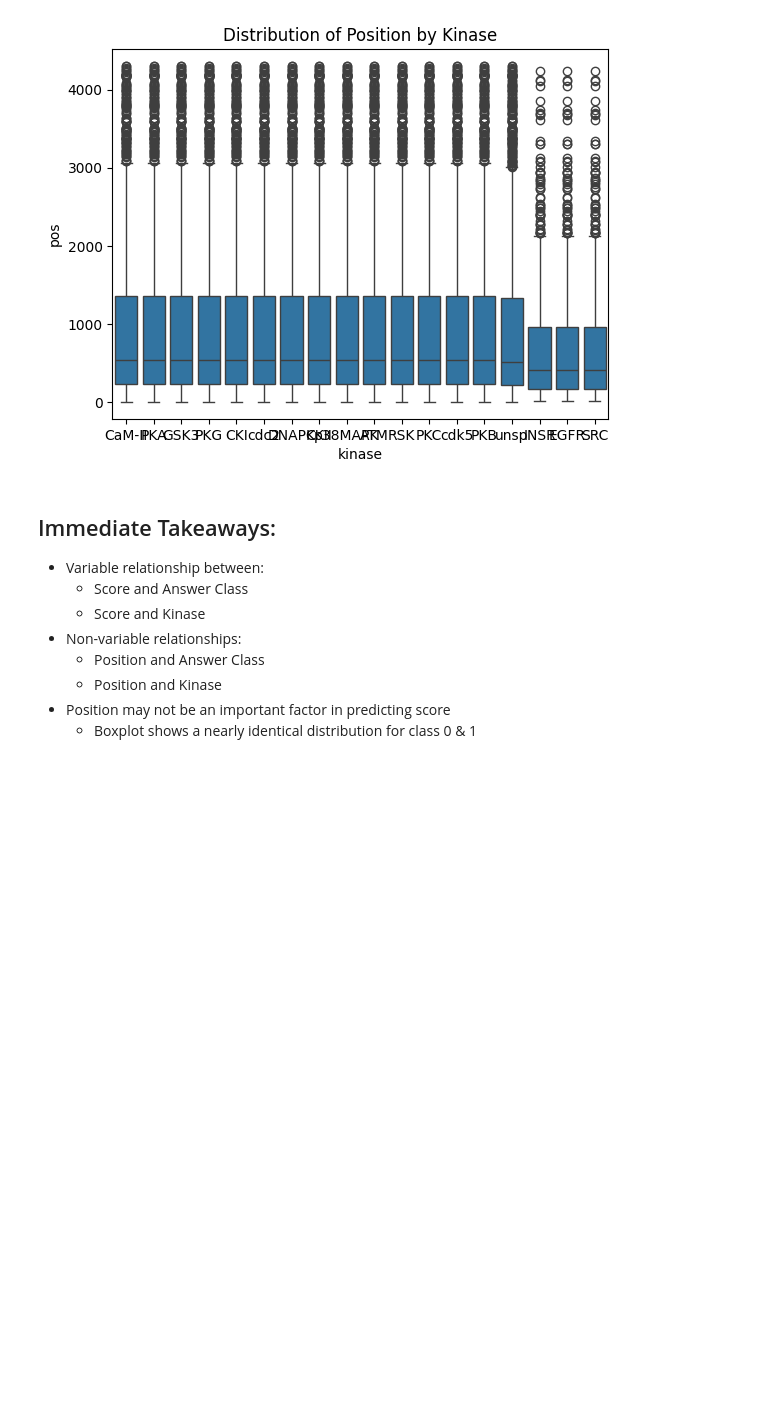
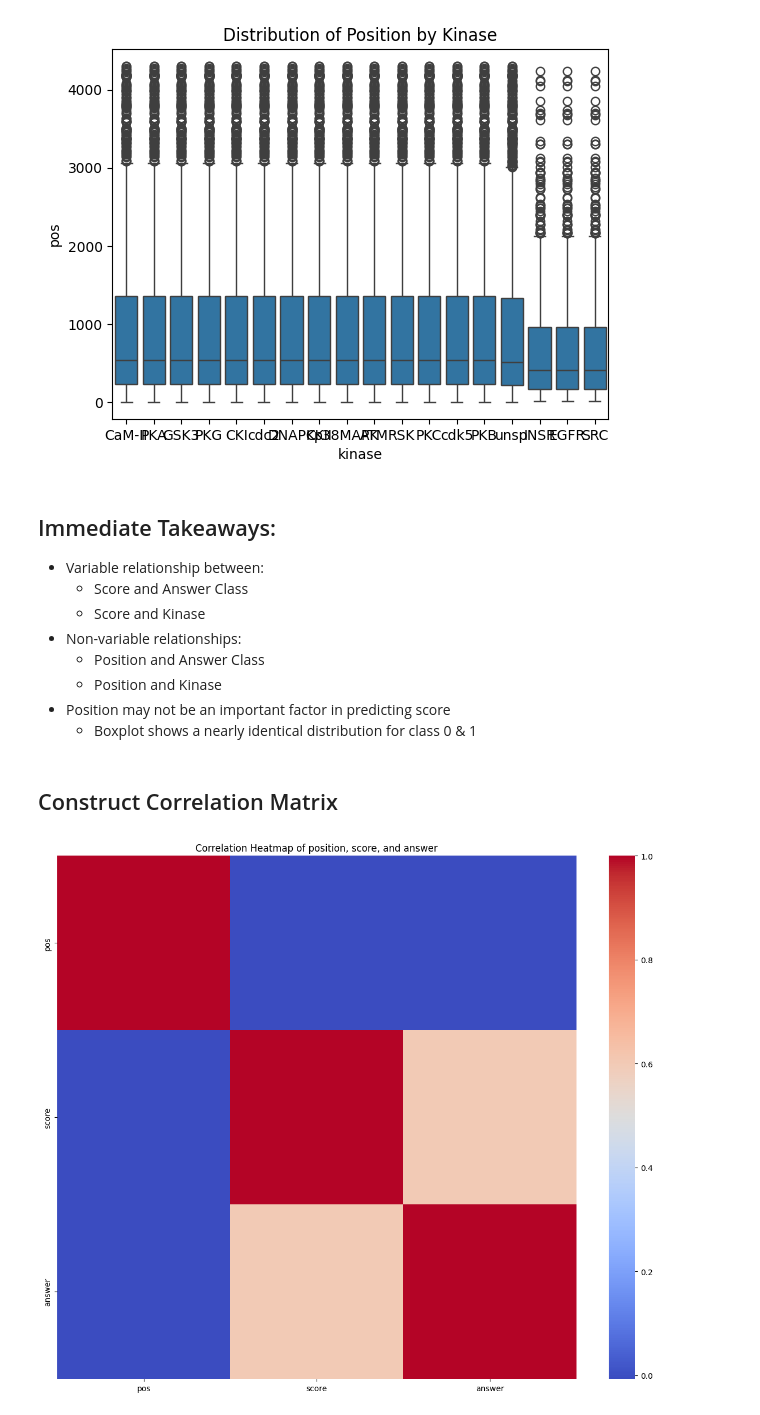
Before and after one commit to Ethan964/codon_pair_usage, a Jupyter notebook: exploratory_analysis.ipynb, the cells around one changed output. Saved outputs shown, nothing was run; the diff lists cells and outputs as text; code cells hidden in the pictures; blank space fills up the shorter version.

```diff
--- a/exploratory_analysis.ipynb
+++ b/exploratory_analysis.ipynb
@@ -176,3 +208,19 @@ plt.show()
     + Position and Kinase
 + Position may not be an important factor in predicting score
     + Boxplot shows a nearly identical distribution for class 0 &  1
+# %% [markdown]
+## Construct Correlation Matrix
+# %%
+
+# grab copy of df for corr
+numeric_df = df_feather[['pos', 'score', 'answer']].copy()
+corr_matrix = numeric_df.corr()
+
+# construct corr heat map
+plt.figure(figsize=(12, 10))
+sns.heatmap(corr_matrix, cmap='coolwarm', annot=False)
+plt.title('Correlation Heatmap of position, score, and answer')
+plt.tight_layout()
+plt.show()
+# %% [output]
+[figure, added]
```
Also changed, not shown: parts of 29 cells of this notebook.
